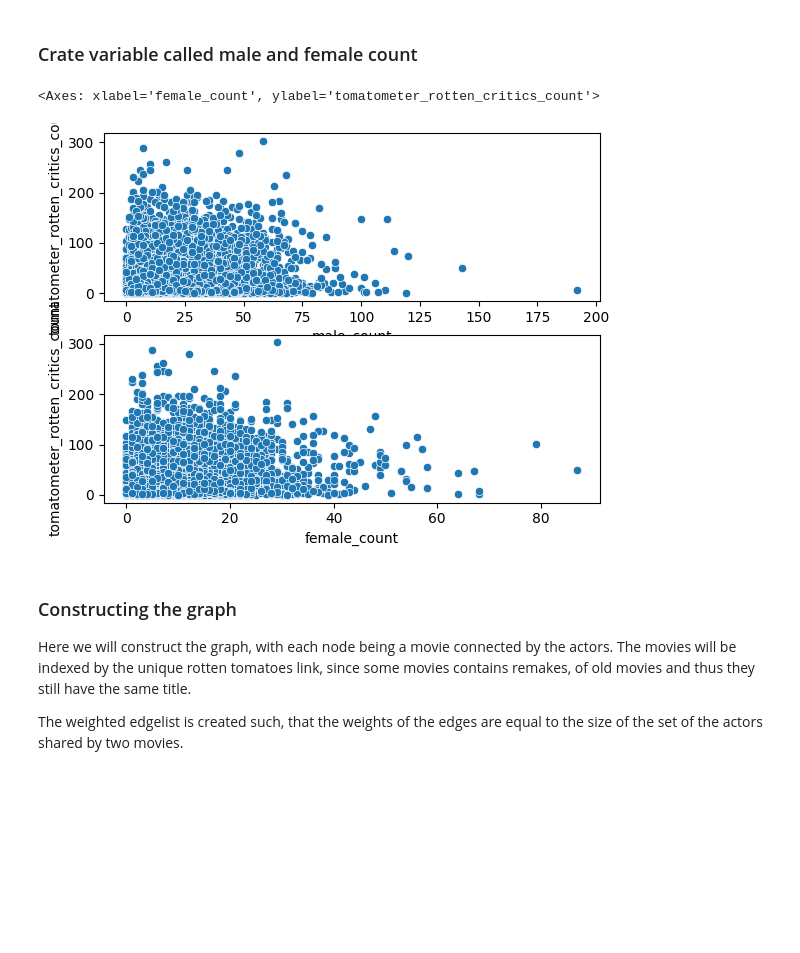
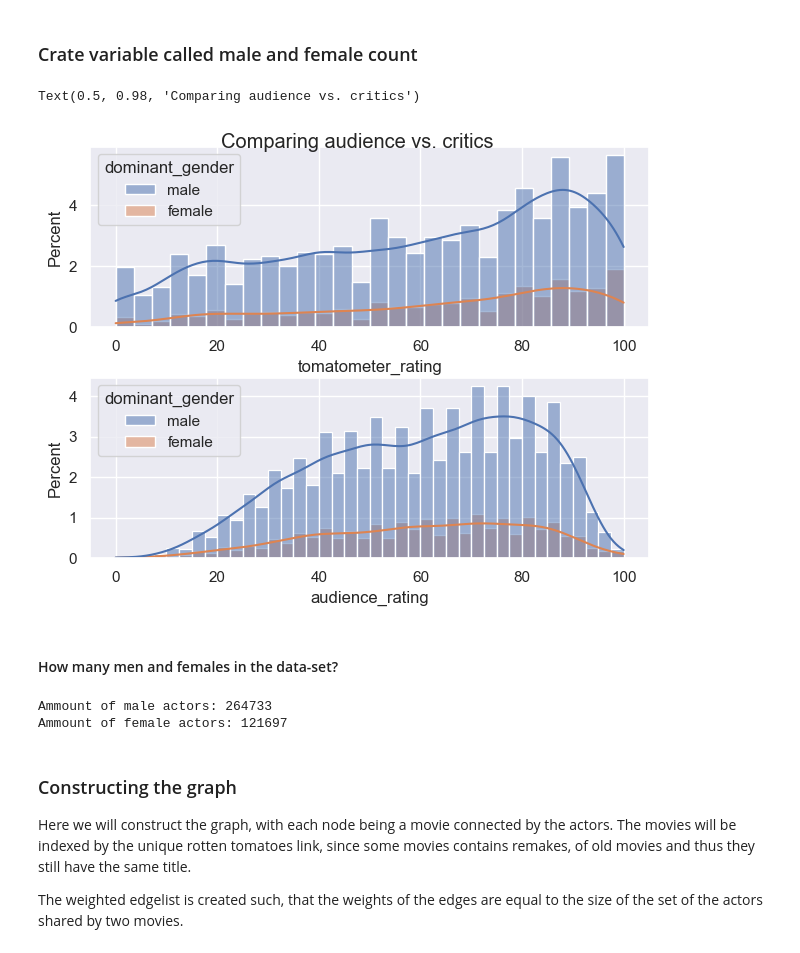
Before and after one commit to vidisha04/02467-CSS, a Jupyter notebook: FinalNotebook-Mads.ipynb, the cells around one changed output. Saved outputs shown, nothing was run; the diff lists cells and outputs as text; code cells hidden in the pictures; blank space fills up the shorter version.

```diff
--- a/FinalNotebook-Mads.ipynb
+++ b/FinalNotebook-Mads.ipynb
@@ -124,13 +116,36 @@ Name: actor_genders, Length: 17712, dtype: object
 # %%
 movies['male_count'] = movies['actor_genders'].apply(lambda x: sum([1 if g == 'male' or g == 'mostly_male' else 0 for g in x]))
 movies['female_count'] = movies['actor_genders'].apply(lambda x: sum([1 if g == 'female' or g == 'mostly_female' else 0 for g in x]))
+# %%
+movies['dominant_gender'] = movies.apply(lambda x: 'male' if x['male_count'] > x['female_count'] else 'female', axis = 1)
 # %%
 fig,ax = plt.subplots(2,1)
-sns.scatterplot(data = movies,x='male_count',y = 'tomatometer_rotten_critics_count',ax = ax[0])
-sns.scatterplot(data = movies,x='female_count',y = 'tomatometer_rotten_critics_count',ax = ax[1])
+plt.tight_layout()
+sns.histplot(data = movies,
+             x = 'tomatometer_rating',
+             hue = 'dominant_gender',
+             kde=True,
+             stat ='percent',
+             ax = ax[0])
+
+sns.histplot(data = movies,
+             x = 'audience_rating',
+             hue = 'dominant_gender',
+             kde = True,
+             stat ='percent',
+             ax = ax[1])
+fig.suptitle('Comparing audience vs. critics')
 # %% [output]
-<Axes: xlabel='female_count', ylabel='tomatometer_rotten_critics_count'>
+Text(0.5, 0.98, 'Comparing audience vs. critics')
-[figure, old version]
+[figure, new version]
+# %% [markdown]
+#### How many men and females in the data-set?
+# %%
+s = f'Ammount of male actors: {movies.male_count.sum()}\nAmmount of female actors: {movies.female_count.sum()}'
+print(s)
+# %% [output]
+Ammount of male actors: 264733
+Ammount of female actors: 121697
 # %% [markdown]
 ### Constructing the graph
 Here we will construct the graph, with each node being a movie connected by the actors. The movies will be indexed by the unique rotten tomatoes link, since some movies contains remakes, of old movies and thus they still have the same title.
```
Also changed, not shown: parts of 51 cells of this notebook.
